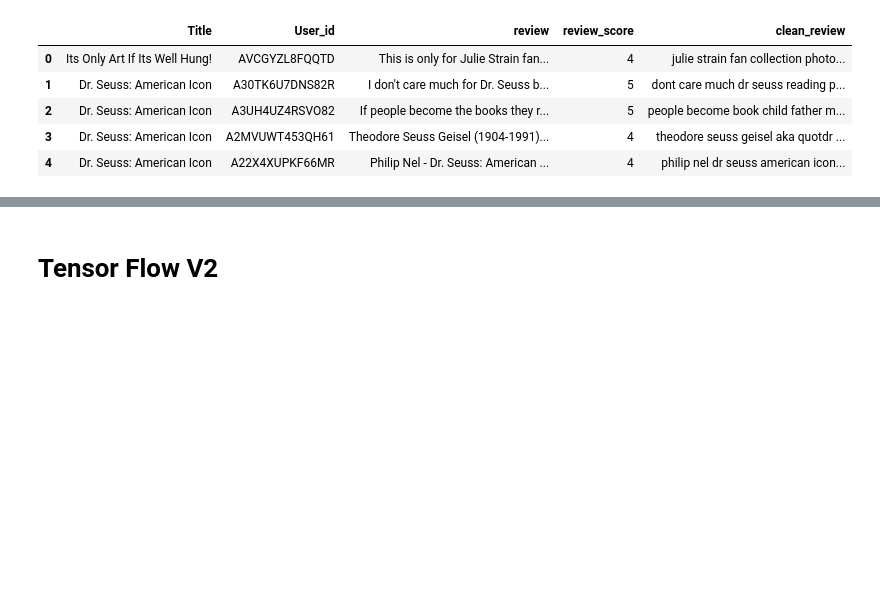
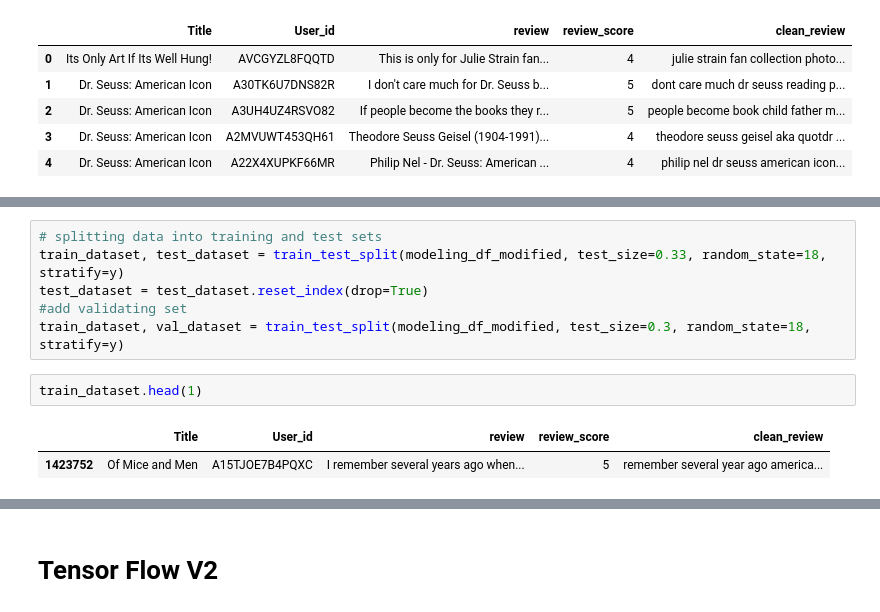
Before and after one commit to sruiz1896/book_rating_predictor, a Jupyter notebook: Notebooks/Text_Data_Analysis.ipynb, the cells around one changed output, grey strips where cells are left out. Saved outputs shown, nothing was run; the diff lists cells and outputs as text; blank space fills up the shorter version.

```diff
--- a/Notebooks/Text_Data_Analysis.ipynb
+++ b/Notebooks/Text_Data_Analysis.ipynb
@@ -598,0 +455,11 @@ data_with_clean_text_col.to_csv('clean_text_complete.csv')
+# %%
+# splitting data into training and test sets
+train_dataset, test_dataset = train_test_split(modeling_df_modified, test_size=0.33, random_state=18, stratify=y)
+test_dataset = test_dataset.reset_index(drop=True)
+#add validating set
+train_dataset, val_dataset = train_test_split(modeling_df_modified, test_size=0.3, random_state=18, stratify=y)
+# %%
+train_dataset.head(1)
+# %% [output]
+|  | Title | User_id | review | review_score | clean_review |
+| 1423752 | Of Mice and Men | A15TJOE7B4PQXC | I remember several years ago when... | 5 | remember several year ago america... |
```
Also changed, not shown: parts of 94 cells of this notebook.
